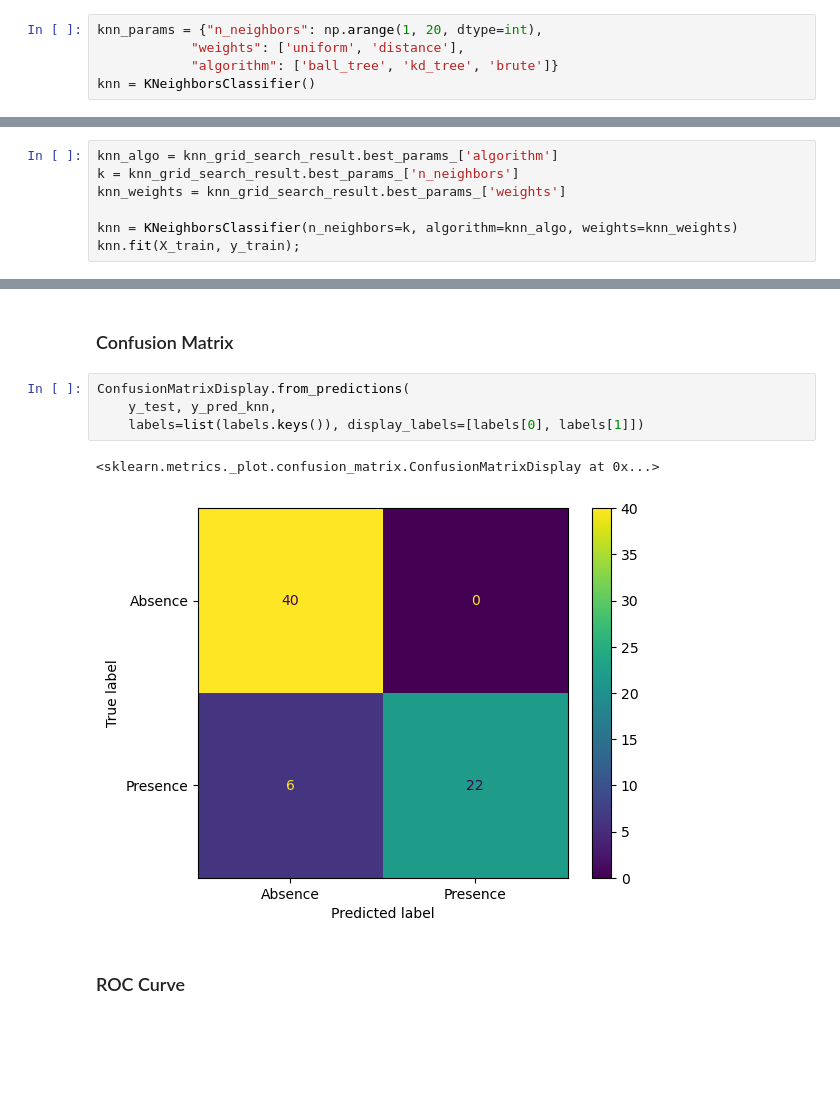
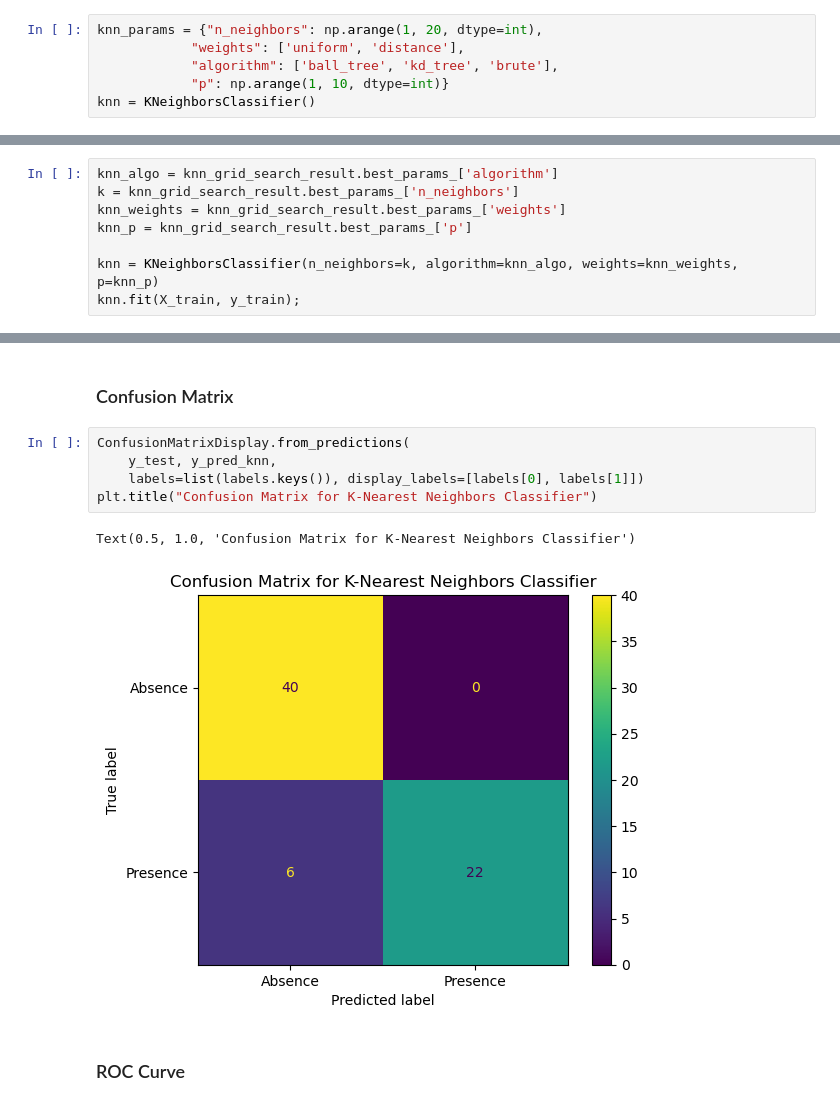
Before and after one commit to Beyond-Image/Data-Science2, a Jupyter notebook: knn_logreg.ipynb, the cells around one changed output, grey strips where cells are left out. Saved outputs shown, nothing was run; the diff lists cells and outputs as text; blank space fills up the shorter version.

```diff
--- a/knn_logreg.ipynb
+++ b/knn_logreg.ipynb
@@ -62,7 +61,8 @@ X_train, X_test, y_train, y_test = train_test_split(X, y, random_state=42)
 # %%
 knn_params = {"n_neighbors": np.arange(1, 20, dtype=int),
             "weights": ['uniform', 'distance'],
-            "algorithm": ['ball_tree', 'kd_tree', 'brute']}
+            "algorithm": ['ball_tree', 'kd_tree', 'brute'],
+            "p": np.arange(1, 10, dtype=int)}
 knn = KNeighborsClassifier()
 # %%
 knn_grid_search = GridSearchCV(estimator=knn, param_grid=knn_params, verbose=1)
@@ -75,8 +75,9 @@ Best Parameters: {'algorithm': 'ball_tree', 'n_neighbors': 12, 'weights': 'unifo
 knn_algo = knn_grid_search_result.best_params_['algorithm']
 k = knn_grid_search_result.best_params_['n_neighbors']
 knn_weights = knn_grid_search_result.best_params_['weights']
+knn_p = knn_grid_search_result.best_params_['p']
 
-knn = KNeighborsClassifier(n_neighbors=k, algorithm=knn_algo, weights=knn_weights)
+knn = KNeighborsClassifier(n_neighbors=k, algorithm=knn_algo, weights=knn_weights, p=knn_p)
 knn.fit(X_train, y_train);
 # %% [markdown]
 ## Cross-validation
@@ -120,10 +122,11 @@ Avg. Variance: 0.06411764705882352
 # %%
 ConfusionMatrixDisplay.from_predictions(
     y_test, y_pred_knn,
     labels=list(labels.keys()), display_labels=[labels[0], labels[1]])
+plt.title("Confusion Matrix for K-Nearest Neighbors Classifier")
 # %% [output]
-<sklearn.metrics._plot.confusion_matrix.ConfusionMatrixDisplay at 0x...>
+Text(0.5, 1.0, 'Confusion Matrix for K-Nearest Neighbors Classifier')
-[figure, old version]
+[figure, new version]
 # %% [markdown]
 ### ROC Curve
 # %%
```
Also changed, not shown: parts of 4 cells of this notebook.
